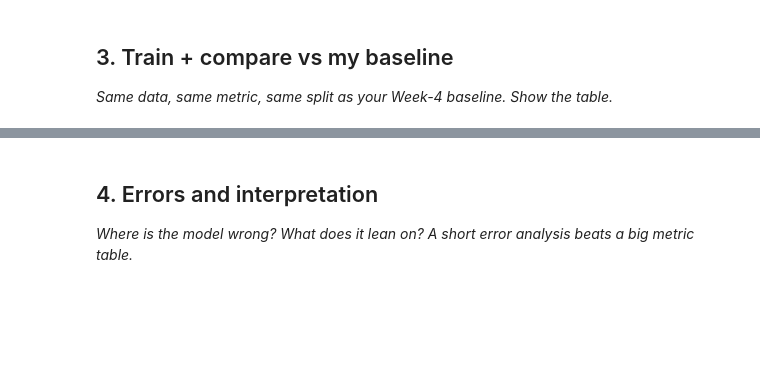
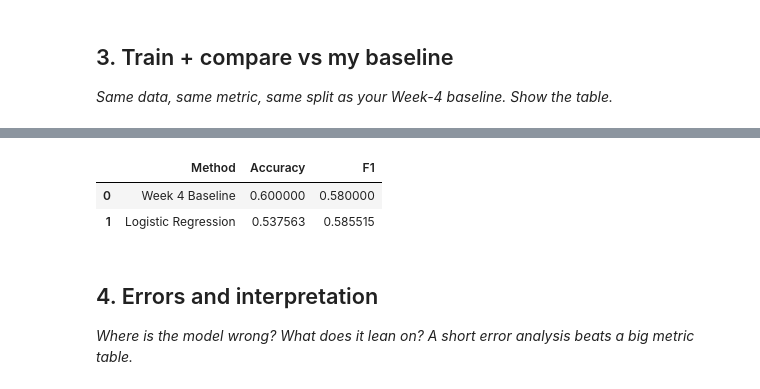
Before and after one commit to duaf9877/FlyRank-AI-ML-Internship, a Jupyter notebook: work/notebooks/w05_model.ipynb, the cells around one changed output, grey strips where cells are left out. Saved outputs shown, nothing was run; the diff lists cells and outputs as text; code cells hidden in the pictures; blank space fills up the shorter version.

```diff
--- a/work/notebooks/w05_model.ipynb
+++ b/work/notebooks/w05_model.ipynb
@@ -21,3 +202,41 @@ This skeleton is yours to fill. Work the sections **in order** — each one has
+# %%
+baseline_accuracy = 0.60
+
+baseline_f1 = 0.58
+
+comparison = pd.DataFrame({
+
+"Method":[
+
+"Week 4 Baseline",
+
+"Logistic Regression"
+
+],
+
+"Accuracy":[
+
+baseline_accuracy,
+
+accuracy_score(y_test,pred)
+
+],
+
+"F1":[
+
+baseline_f1,
+
+f1_score(y_test,pred)
+
+]
+
+})
+
+comparison
+# %% [output]
+|  | Method | Accuracy | F1 |
+| 0 | Week 4 Baseline | 0.600000 | 0.580000 |
+| 1 | Logistic Regression | 0.537563 | 0.585515 |
 # %% [markdown]
 ## 4. Errors and interpretation
 
```
Also changed, not shown: parts of 17 cells of this notebook.
